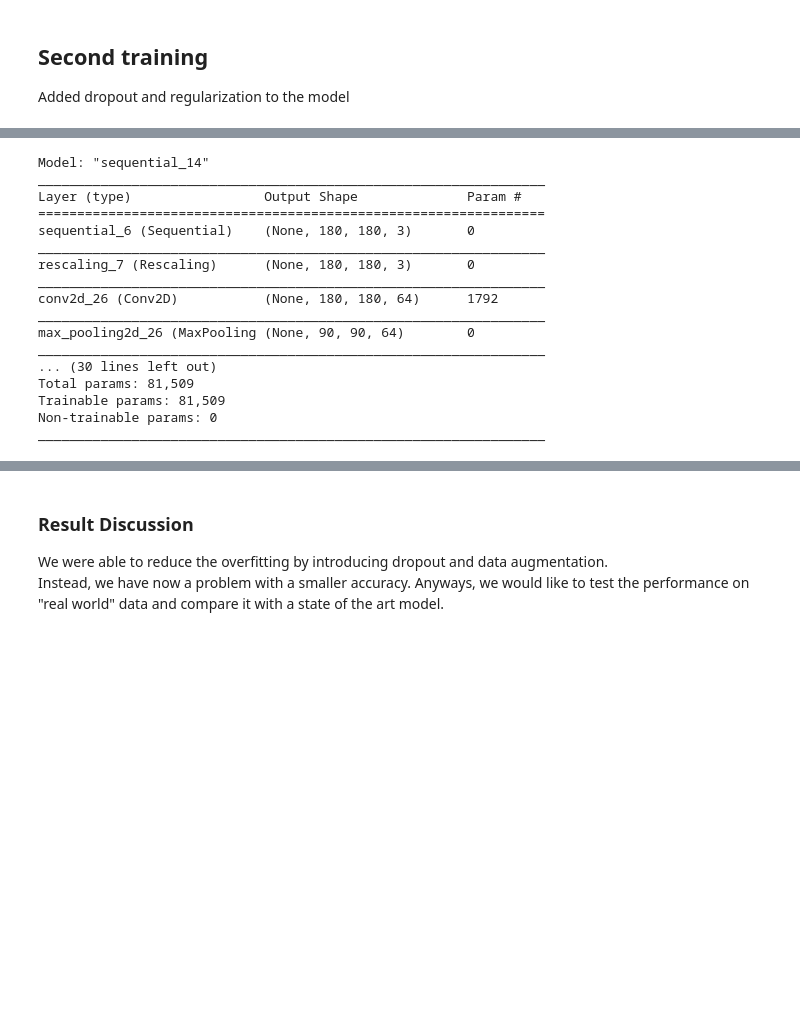
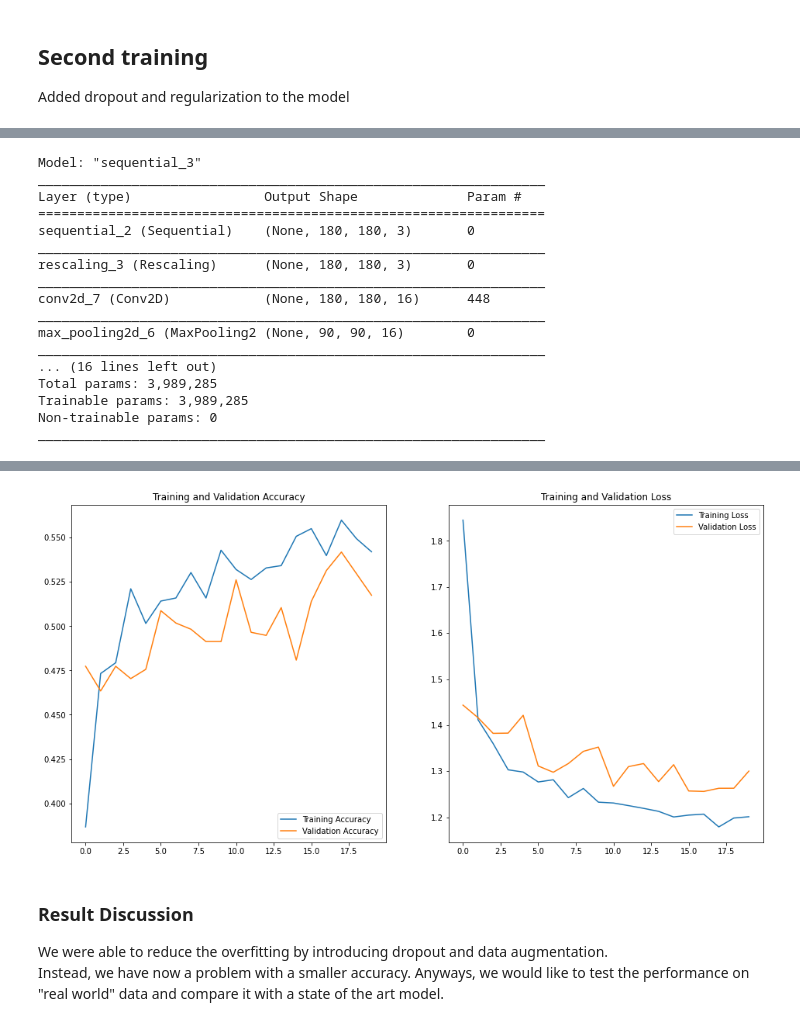
Before and after one commit to amkobee/ADS, a Jupyter notebook: ADS.ipynb, the cells around one changed output, grey strips where cells are left out. Drawn from its saved outputs; the diff is of its cells as text; code cells hidden in the pictures; blank space fills up the shorter version.

```diff
--- a/ADS.ipynb
+++ b/ADS.ipynb
@@ -406,10 +408,12 @@ for images, _ in train_ds.take(1):
 # %%
 # define the model
+early_stopping_cb = keras.callbacks.EarlyStopping(patience=8, restore_best_weights=True)
+
 model = Sequential([
   data_augmentation,
   layers.experimental.preprocessing.Rescaling(1./255),
   layers.Conv2D(16, 3, padding='same', activation='relu'),
-  layers.Pooling2D(),
+  layers.MaxPooling2D(),
   layers.Conv2D(32, 3, padding='same', activation='relu'),
   layers.MaxPooling2D(),
   layers.Conv2D(64, 3, padding='same', activation='relu'),
@@ -428,21 +432,21 @@ model.compile(optimizer='adam',
 # print summary of the model
 model.summary()
 # %% [output]
-Model: "sequential_14"
+Model: "sequential_3"
 _________________________________________________________________
 Layer (type)                 Output Shape              Param #
 =================================================================
-sequential_6 (Sequential)    (None, 180, 180, 3)       0
+sequential_2 (Sequential)    (None, 180, 180, 3)       0
 _________________________________________________________________
-rescaling_7 (Rescaling)      (None, 180, 180, 3)       0
+rescaling_3 (Rescaling)      (None, 180, 180, 3)       0
 _________________________________________________________________
-conv2d_26 (Conv2D)           (None, 180, 180, 64)      1792
+conv2d_7 (Conv2D)            (None, 180, 180, 16)      448
 _________________________________________________________________
-max_pooling2d_26 (MaxPooling (None, 90, 90, 64)        0
+max_pooling2d_6 (MaxPooling2 (None, 90, 90, 16)        0
 _________________________________________________________________
-... (30 lines left out)
-Total params: 81,509
-Trainable params: 81,509
+... (16 lines left out)
+Total params: 3,989,285
+Trainable params: 3,989,285
 Non-trainable params: 0
 _________________________________________________________________
 # %%
@@ -451,7 +455,8 @@ epochs=20
 history = model.fit(
   train_ds,
   validation_data=test_ds,
-  epochs=epochs
+  epochs=epochs,
+  callbacks=[early_stopping_cb]
 )
 
 # save the model
@@ -480,3 +485,4 @@ Epoch 20/20
+[figure, added]
 # %% [markdown]
 ### Result Discussion
 
```
Also changed, not shown: parts of 15 cells of this notebook.
